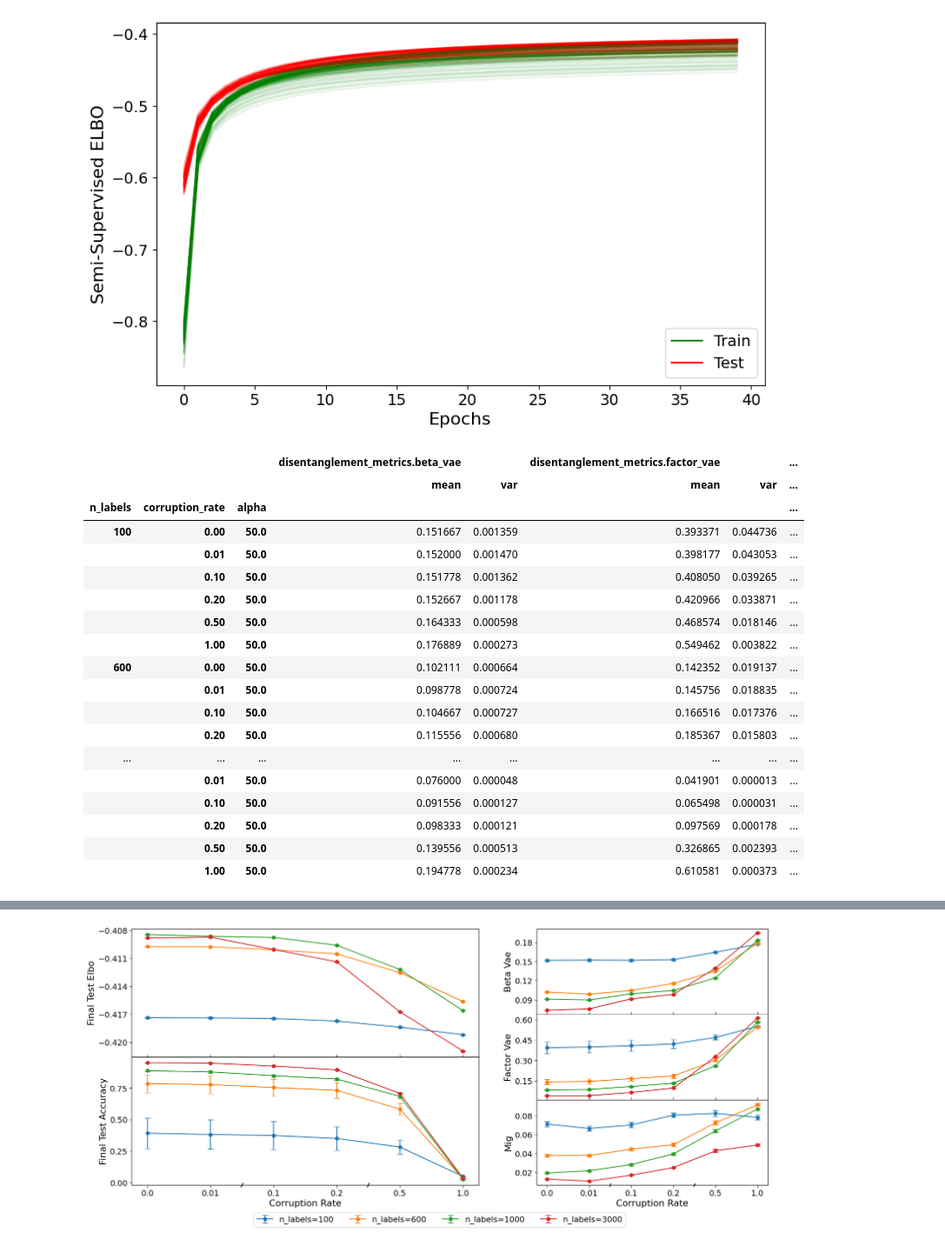
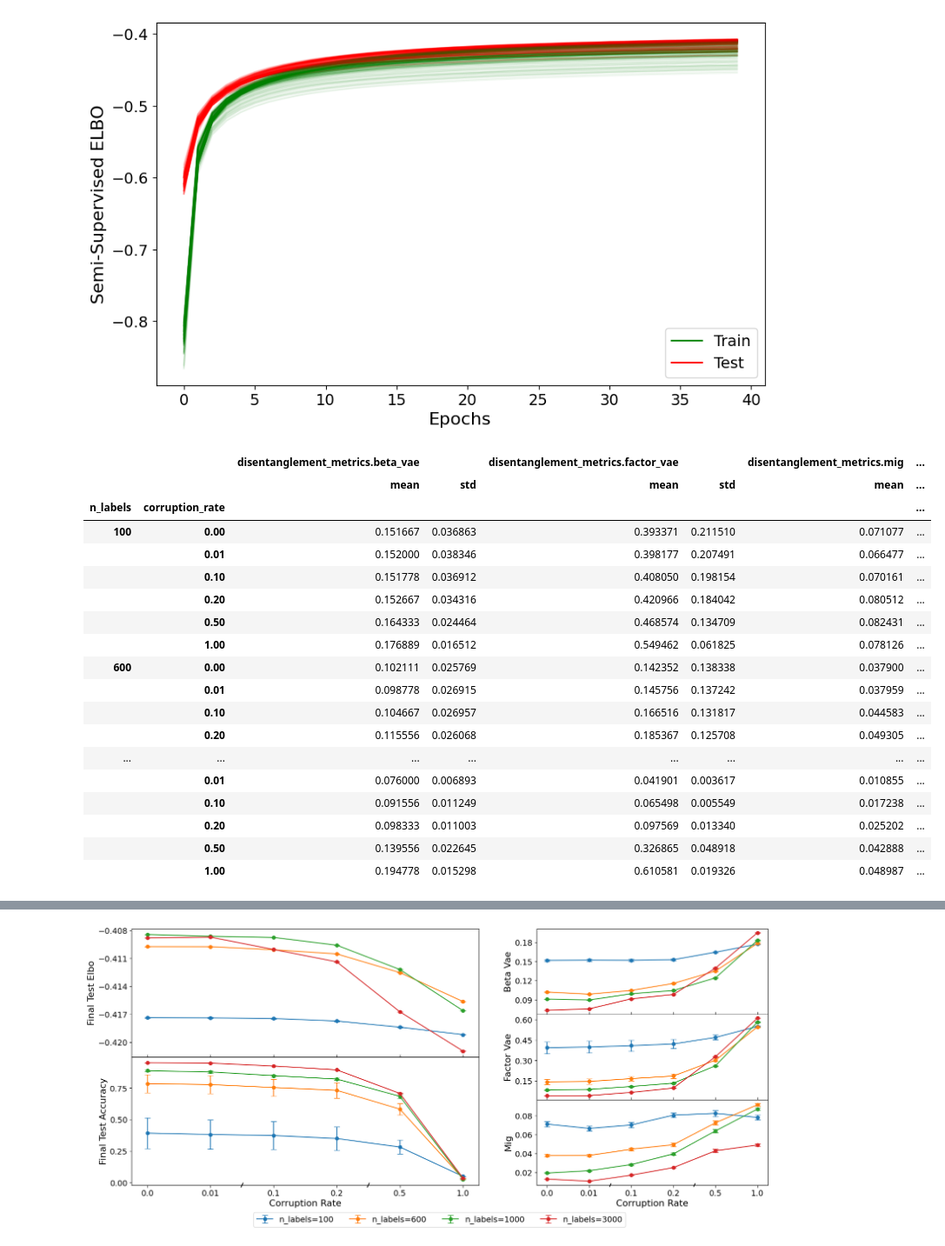
Before and after one commit to davidbhoffmann/ssvae, a Jupyter notebook: results/analysis.ipynb, the cells around one changed output, grey strips where cells are left out. Shown at 87% size. Saved outputs shown, nothing was run; the diff lists cells and outputs as text; code cells hidden in the pictures.

```diff
--- a/results/analysis.ipynb
+++ b/results/analysis.ipynb
@@ -239,33 +289,33 @@ plt.show()
 # %%
 import pandas as pd
 
 # 'results' is your list of dictionaries
 df = pd.json_normalize(data)
 
 # Select grouping keys and flattened disentanglement metrics
-group_cols = ['n_labels', 'corruption_rate', 'alpha']
+group_cols = ['n_labels', 'corruption_rate']
 metric_cols = [c for c in df.columns if c.startswith('disentanglement_metrics')] + ['final_test_elbo', 'final_test_accuracy']
 
 # Aggregate with mean and std
-summary_df = df.groupby(group_cols)[metric_cols].agg(['mean', 'var'])
+summary_df = df.groupby(group_cols)[metric_cols].agg(['mean', 'std'])
 summary_df
 # %% [output]
-|  |  |  | disentanglement_metrics.beta_vae |  | disentanglement_metrics.factor_vae |  | ... |
-|  |  |  | mean | var | mean | var | ... |
-| n_labels | corruption_rate | alpha |  |  |  |  | ... |
-| 100 | 0.00 | 50.0 | 0.151667 | 0.001359 | 0.393371 | 0.044736 | ... |
-|  | 0.01 | 50.0 | 0.152000 | 0.001470 | 0.398177 | 0.043053 | ... |
-|  | 0.10 | 50.0 | 0.151778 | 0.001362 | 0.408050 | 0.039265 | ... |
-|  | 0.20 | 50.0 | 0.152667 | 0.001178 | 0.420966 | 0.033871 | ... |
-|  | 0.50 | 50.0 | 0.164333 | 0.000598 | 0.468574 | 0.018146 | ... |
-|  | 1.00 | 50.0 | 0.176889 | 0.000273 | 0.549462 | 0.003822 | ... |
-| 600 | 0.00 | 50.0 | 0.102111 | 0.000664 | 0.142352 | 0.019137 | ... |
-|  | 0.01 | 50.0 | 0.098778 | 0.000724 | 0.145756 | 0.018835 | ... |
-|  | 0.10 | 50.0 | 0.104667 | 0.000727 | 0.166516 | 0.017376 | ... |
-|  | 0.20 | 50.0 | 0.115556 | 0.000680 | 0.185367 | 0.015803 | ... |
+|  |  | disentanglement_metrics.beta_vae |  | disentanglement_metrics.factor_vae |  | disentanglement_metrics.mig | ... |
+|  |  | mean | std | mean | std | mean | ... |
+| n_labels | corruption_rate |  |  |  |  |  | ... |
+| 100 | 0.00 | 0.151667 | 0.036863 | 0.393371 | 0.211510 | 0.071077 | ... |
+|  | 0.01 | 0.152000 | 0.038346 | 0.398177 | 0.207491 | 0.066477 | ... |
+|  | 0.10 | 0.151778 | 0.036912 | 0.408050 | 0.198154 | 0.070161 | ... |
+|  | 0.20 | 0.152667 | 0.034316 | 0.420966 | 0.184042 | 0.080512 | ... |
+|  | 0.50 | 0.164333 | 0.024464 | 0.468574 | 0.134709 | 0.082431 | ... |
+|  | 1.00 | 0.176889 | 0.016512 | 0.549462 | 0.061825 | 0.078126 | ... |
+| 600 | 0.00 | 0.102111 | 0.025769 | 0.142352 | 0.138338 | 0.037900 | ... |
+|  | 0.01 | 0.098778 | 0.026915 | 0.145756 | 0.137242 | 0.037959 | ... |
+|  | 0.10 | 0.104667 | 0.026957 | 0.166516 | 0.131817 | 0.044583 | ... |
+|  | 0.20 | 0.115556 | 0.026068 | 0.185367 | 0.125708 | 0.049305 | ... |
 | ... | ... | ... | ... | ... | ... | ... | ... |
-|  | 0.01 | 50.0 | 0.076000 | 0.000048 | 0.041901 | 0.000013 | ... |
-|  | 0.10 | 50.0 | 0.091556 | 0.000127 | 0.065498 | 0.000031 | ... |
-|  | 0.20 | 50.0 | 0.098333 | 0.000121 | 0.097569 | 0.000178 | ... |
-|  | 0.50 | 50.0 | 0.139556 | 0.000513 | 0.326865 | 0.002393 | ... |
-|  | 1.00 | 50.0 | 0.194778 | 0.000234 | 0.610581 | 0.000373 | ... |
+|  | 0.01 | 0.076000 | 0.006893 | 0.041901 | 0.003617 | 0.010855 | ... |
+|  | 0.10 | 0.091556 | 0.011249 | 0.065498 | 0.005549 | 0.017238 | ... |
+|  | 0.20 | 0.098333 | 0.011003 | 0.097569 | 0.013340 | 0.025202 | ... |
+|  | 0.50 | 0.139556 | 0.022645 | 0.326865 | 0.048918 | 0.042888 | ... |
+|  | 1.00 | 0.194778 | 0.015298 | 0.610581 | 0.019326 | 0.048987 | ... |
```
Also changed, not shown: parts of 5 cells of this notebook, 9 other files.
